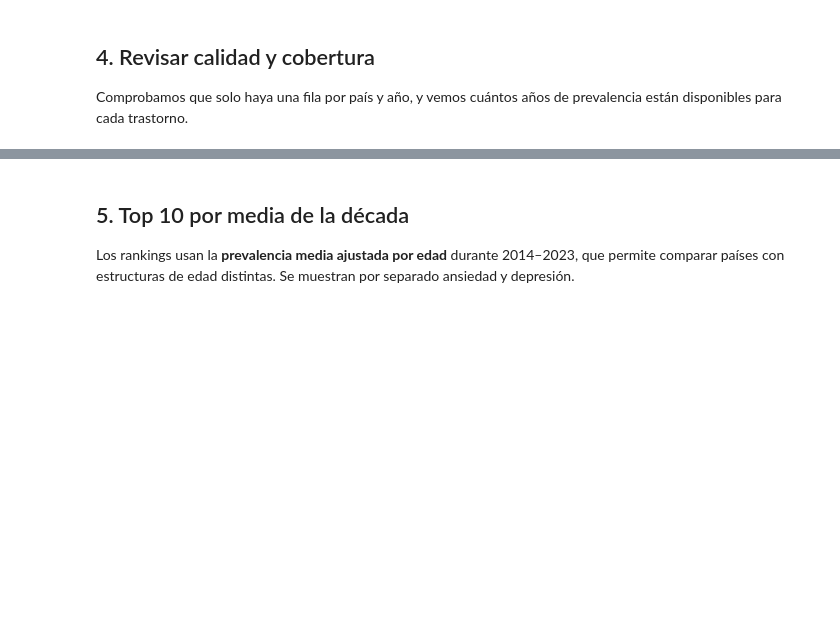
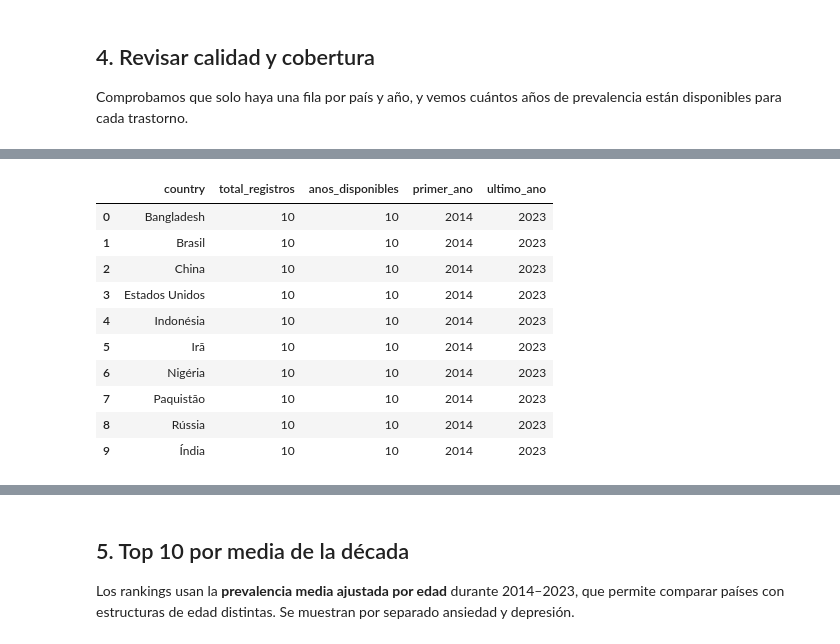
Before and after one commit to arianevieira-lab/First-Project-Data-Wrangling-and-Retrieval, a Jupyter notebook: ray_of_hope_mental_health.ipynb, the cells around one changed output, grey strips where cells are left out. Saved outputs shown, nothing was run; the diff lists cells and outputs as text; code cells hidden in the pictures; blank space fills up the shorter version.

```diff
--- a/ray_of_hope_mental_health.ipynb
+++ b/ray_of_hope_mental_health.ipynb
@@ -288,6 +113,0 @@ Códigos ISO3 nulos: 0
-# %%
-# Mostrar los DataFrames disponibles
-
-for nombre, objeto in globals().items():
-    if isinstance(objeto, pd.DataFrame):
-        print(f"{nombre}: {objeto.shape}")
@@ -299,0 +434,24 @@ df_original: (12240, 18)
+# %%
+# Combinar las dos fuentes
+
+df_final = df_mental_top10.merge(
+    df_banco_mundial,
+    on=["iso3", "year"],
+    how="left",
+    validate="one_to_one"
+)
+
+# Agregar el grupo de ingresos actual
+df_final = df_final.merge(
+    df_grupos_ingresos,
+    on="iso3",
+    how="left",
+    validate="many_to_one"
+)
+
+print("Dimensiones:", df_final.shape)
+
+print("\nValores nulos:")
+print(df_final.isnull().sum())
+
+display(df_final.head(10))
@@ -873,0 +790,27 @@ Número de países:
+# %%
+# Comprobar la cobertura temporal de cada país
+
+cobertura_paises = (
+    df_final.groupby("country")
+    .agg(
+        total_registros=("year", "count"),
+        anos_disponibles=("year", "nunique"),
+        primer_ano=("year", "min"),
+        ultimo_ano=("year", "max")
+    )
+    .reset_index()
+)
+
+display(cobertura_paises)
+# %% [output]
+|  | country | total_registros | anos_disponibles | primer_ano | ultimo_ano |
+| 0 | Bangladesh | 10 | 10 | 2014 | 2023 |
+| 1 | Brasil | 10 | 10 | 2014 | 2023 |
+| 2 | China | 10 | 10 | 2014 | 2023 |
+| 3 | Estados Unidos | 10 | 10 | 2014 | 2023 |
+| 4 | Indonésia | 10 | 10 | 2014 | 2023 |
+| 5 | Irã | 10 | 10 | 2014 | 2023 |
+| 6 | Nigéria | 10 | 10 | 2014 | 2023 |
+| 7 | Paquistão | 10 | 10 | 2014 | 2023 |
+| 8 | Rússia | 10 | 10 | 2014 | 2023 |
+| 9 | Índia | 10 | 10 | 2014 | 2023 |
```
Also changed, not shown: parts of 56 cells of this notebook, 1 other file.
